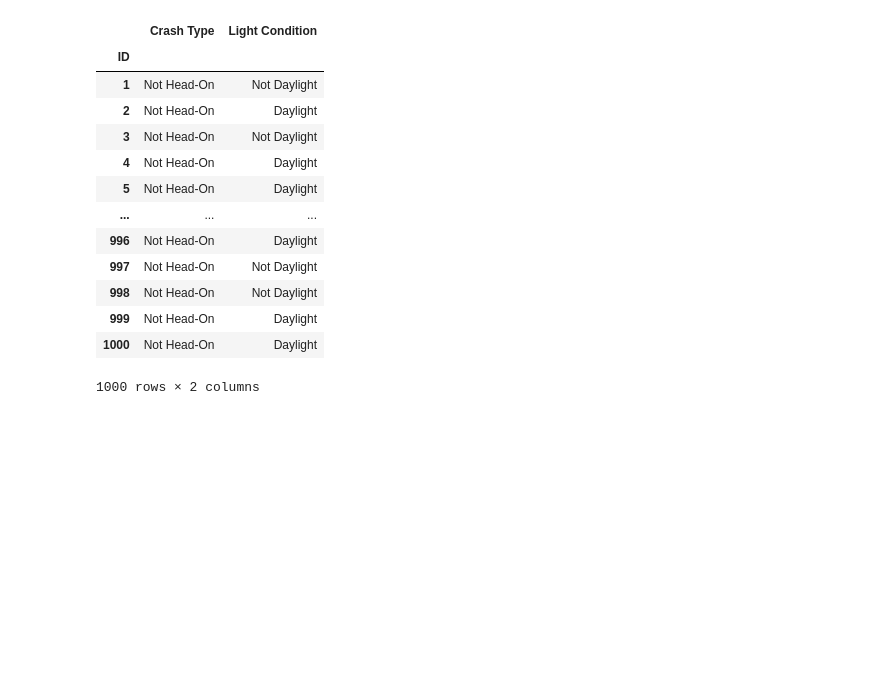
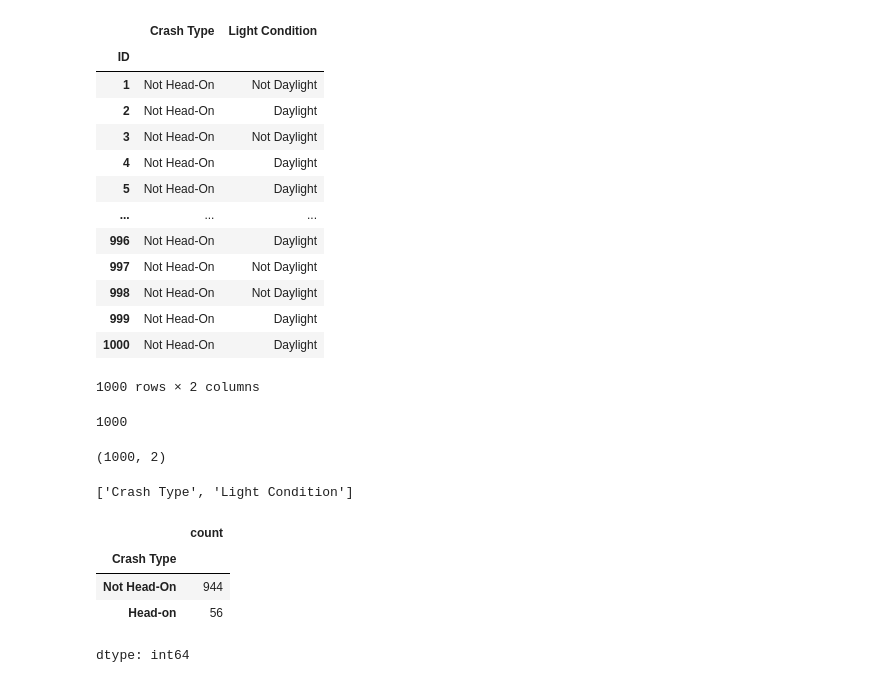
Before and after one commit to Payne-Tristan/CMU-Python, a Jupyter notebook: Probability_27AUG.ipynb, the cells around one changed output. Cells and saved outputs as stored; diff of their text form; code cells hidden in the pictures; blank space fills up the shorter version.

```diff
--- a/Probability_27AUG.ipynb
+++ b/Probability_27AUG.ipynb
@@ -31,3 +31,23 @@ df
 | 999 | Not Head-On | Daylight |
 | 1000 | Not Head-On | Daylight |
 1000 rows × 2 columns
+# %%
+len(df) #number of rows
+# %% [output]
+1000
+# %%
+df.shape #number of columns
+# %% [output]
+(1000, 2)
+# %%
+list(df) #names of columns
+# %% [output]
+['Crash Type', 'Light Condition']
+# %%
+df['Crash Type'].value_counts() #splits the types and lists them
+# %% [output]
+|  | count |
+| Crash Type |  |
+| Not Head-On | 944 |
+| Head-on | 56 |
+dtype: int64
```
Also changed, not shown: parts of 1 cell of this notebook.
